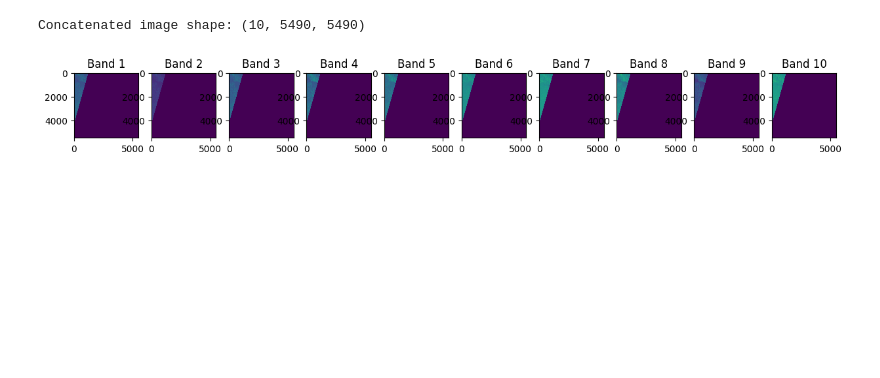
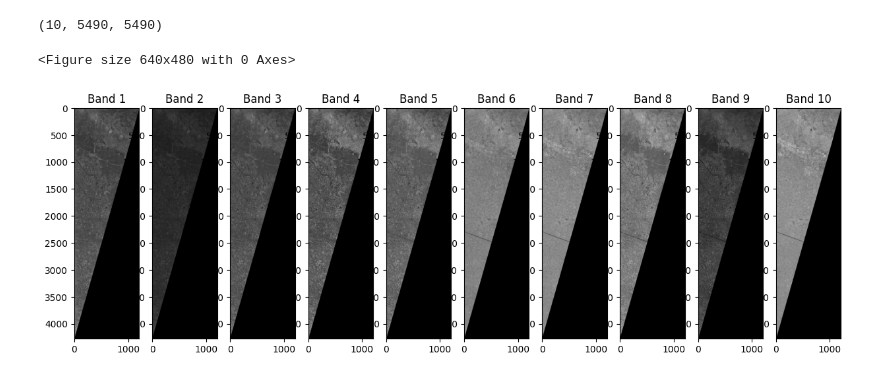
Before and after one commit to Rehannriaz/L2A-SENTINEL-PCA, a Jupyter notebook: mainFILE.ipynb, the cells around one changed output. Saved outputs shown, nothing was run; the diff lists cells and outputs as text; code cells hidden in the pictures; blank space fills up the shorter version.

```diff
--- a/mainFILE.ipynb
+++ b/mainFILE.ipynb
@@ -67,7 +54,8 @@ for i in os.listdir(path=path):
 band_paths.sort()
 band_paths = band_paths[1:-3]
 
-band_paths
+for i in band_paths:
+    print(i)
 
 bands = []
 
@@ -78,14 +86,38 @@ for band_path in band_paths:
+# %%
+def crop_image(matrix):
+    x_i = 0
+    y_i = 0
+
+    for i in range(matrix.shape[0]):
+        if matrix[0,i] == 0:
+            y_i = i
+            break
+
+    for i in range(matrix.shape[1]):
+        if matrix[i,0] == 0:
+            x_i = i
+            break
+
+    return (x_i, y_i)
 # %%
-
-# Visualize different bands
-fig, axes = plt.subplots(1, len(bands), figsize=(15, 5))
-for i in range(len(bands)):
-    axes[i].imshow(bands[i])
-    axes[i].set_title(f'Band {i+1}')
+crop_x, crop_y = crop_image(bands[1])
+cropped_bands = [band[:crop_x, :crop_y] for band in bands]
 
 
-concatenated_image = np.stack(bands, axis=0)
-print("Concatenated image shape:", concatenated_image.shape)
+
+bandPlot = plottingComp()
+bandPlot.plot_components(cropped_bands,len(cropped_bands),"grey")
+# plt.clf()
+# fig, axes = plt.subplots(1, len(cropped_bands), figsize=(15, 5))
+# for i in range(len(cropped_bands)):
+#     axes[i].imshow(cropped_bands[i], cmap="grey")
+#     axes[i].set_title(f'Band {i+1}')
+
+
+
+concatenated_image = np.stack(bands)
+concatenated_image.shape
 # %% [output]
-Concatenated image shape: (10, 5490, 5490)
+(10, 5490, 5490)
+<Figure size 640x480 with 0 Axes>
-[figure, old version]
+[figure, new version]
```
Also changed, not shown: parts of 21 cells of this notebook, 1 other file.
